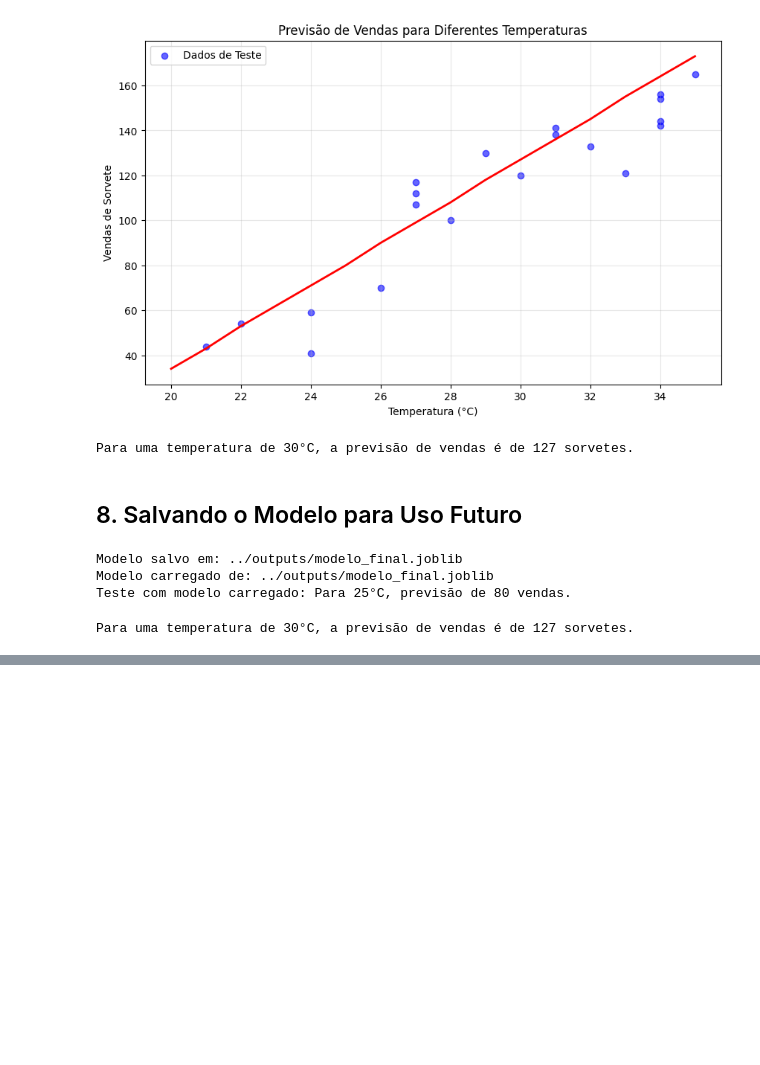
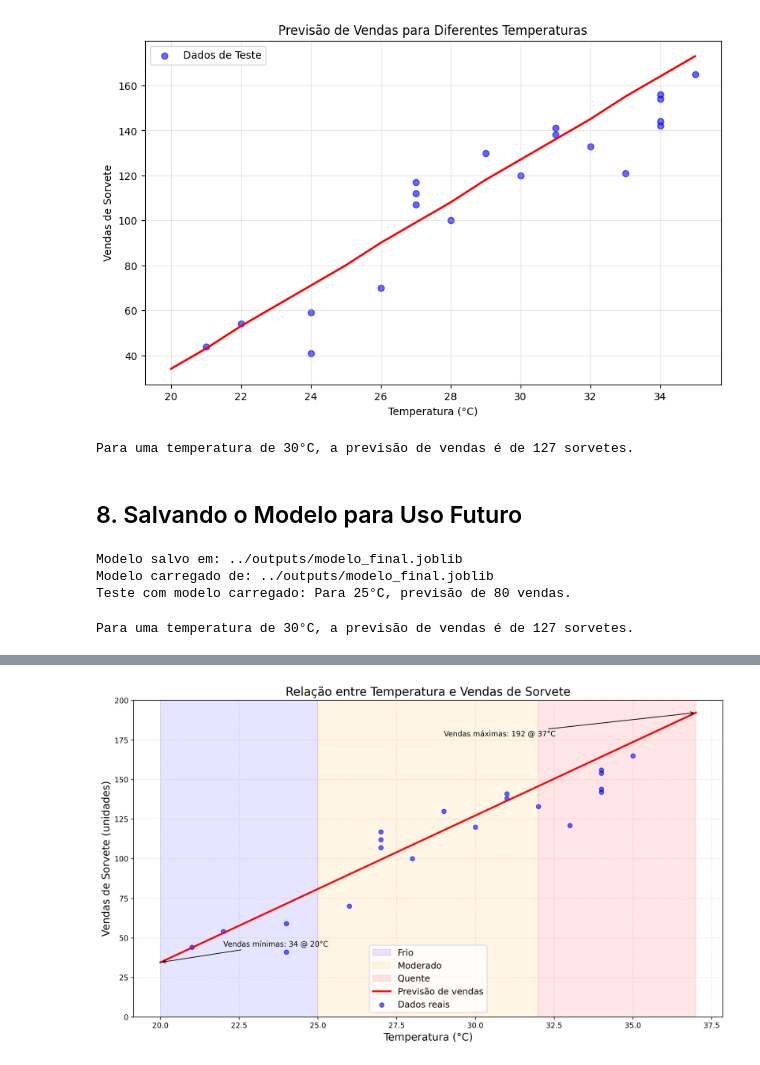
Before and after one commit to gisengsoft/MLVendasLab, a Jupyter notebook: notebooks/modelo_treino.ipynb, the cells around one changed output, grey strips where cells are left out. Saved outputs shown, nothing was run; the diff lists cells and outputs as text; code cells hidden in the pictures; blank space fills up the shorter version.

Commit message:
Atualiza notebook e gráfico de temperatura vs vendas

```diff
--- a/notebooks/modelo_treino.ipynb
+++ b/notebooks/modelo_treino.ipynb
@@ -277,3 +277,83 @@ previsao = modelo.predict(temperatura)
 print(f"Para uma temperatura de {temperatura[0][0]}°C, a previsão de vendas é de {int(previsao[0])} sorvetes.")
 # %% [output]
 Para uma temperatura de 30°C, a previsão de vendas é de 127 sorvetes.
+# %%
+# Gerar e salvar gráfico de temperatura x vendas como temp_plot.png
+import os
+import matplotlib.pyplot as plt
+import numpy as np
+from IPython.display import Image, display  # Importando display!
+
+# Garantir que o diretório outputs existe
+os.makedirs('../outputs', exist_ok=True)
+
+# Carregar o modelo se não estiver já carregado
+try:
+    modelo
+except NameError:
+    import joblib
+    modelo = joblib.load('../outputs/modelo_final.joblib')
+
+# Gerar dados para plotagem
+temperaturas = np.linspace(20, 37, 100).reshape(-1, 1)
+vendas_previstas = modelo.predict(temperaturas)
+
+# Criar figura de alta qualidade
+plt.figure(figsize=(12, 7), dpi=300)
+
+# Adicionar áreas sombreadas para faixas de temperatura
+plt.axvspan(20, 25, alpha=0.1, color='blue', label='Frio')
+plt.axvspan(25, 32, alpha=0.1, color='orange', label='Moderado')
+plt.axvspan(32, 37, alpha=0.1, color='red', label='Quente')
+
+# Plotar a linha de previsão
+plt.plot(temperaturas, vendas_previstas, 'r-', linewidth=2.5, label='Previsão de vendas')
+
+# Adicionar pontos de dados reais (se disponíveis)
+try:
+    plt.scatter(X_test, y_test, color='blue', alpha=0.6, label='Dados reais')
+except NameError:
+    print("Variáveis X_test e y_test não encontradas. Plotando apenas a previsão.")
+
+# Configurações estéticas
+plt.title('Relação entre Temperatura e Vendas de Sorvete', fontsize=16)
+plt.xlabel('Temperatura (°C)', fontsize=14)
+plt.ylabel('Vendas de Sorvete (unidades)', fontsize=14)
+plt.grid(True, alpha=0.3, linestyle='--')
+plt.legend(fontsize=12)
+
+# Ajustar limites e ticks do eixo y
+plt.ylim(bottom=0)  # Vendas não podem ser negativas
+
+# Adicionar anotações
+min_temp, max_temp = 20, 37
+min_venda, max_venda = min(vendas_previstas), max(vendas_previstas)
+plt.annotate(f'Vendas mínimas: {int(min_venda)} @ {min_temp}°C',
+             xy=(min_temp, min_venda), xytext=(min_temp+2, min_venda+10),
+             arrowprops=dict(arrowstyle='->'))
+plt.annotate(f'Vendas máximas: {int(max_venda)} @ {max_temp}°C',
+             xy=(max_temp, max_venda), xytext=(max_temp-8, max_venda-15),
+             arrowprops=dict(arrowstyle='->'))
+
+# Salvar o gráfico em alta resolução
+plt.tight_layout()
+caminho_arquivo = os.path.abspath('../outputs/temp_plot.png')
+plt.savefig(caminho_arquivo, dpi=300, bbox_inches='tight')
+
+# Remover esta linha para não mostrar duas vezes
+# plt.show()  <- REMOVA OU COMENTE ESTA LINHA
+
+# Fechar o gráfico
+plt.close()
+
+# Verificar se o arquivo foi salvo corretamente
+if os.path.exists(caminho_arquivo):
+    tamanho = os.path.getsize(caminho_arquivo)
+    print(f"✅ Arquivo salvo com sucesso em:\n{caminho_arquivo}")
+    print(f"✅ Tamanho do arquivo: {tamanho/1024:.1f} KB")
+
+    # Esta linha mostrará a imagem salva
+    display(Image(caminho_arquivo))
+else:
+    print(f"❌ Erro: O arquivo não foi salvo em {caminho_arquivo}")
+# %% [output]
@@ -279,0 +363 @@ Para uma temperatura de 30°C, a previsão de vendas é de 127 sorvetes.
+[figure, added]
```
Also changed, not shown: parts of 2 cells of this notebook, 1 other file.
